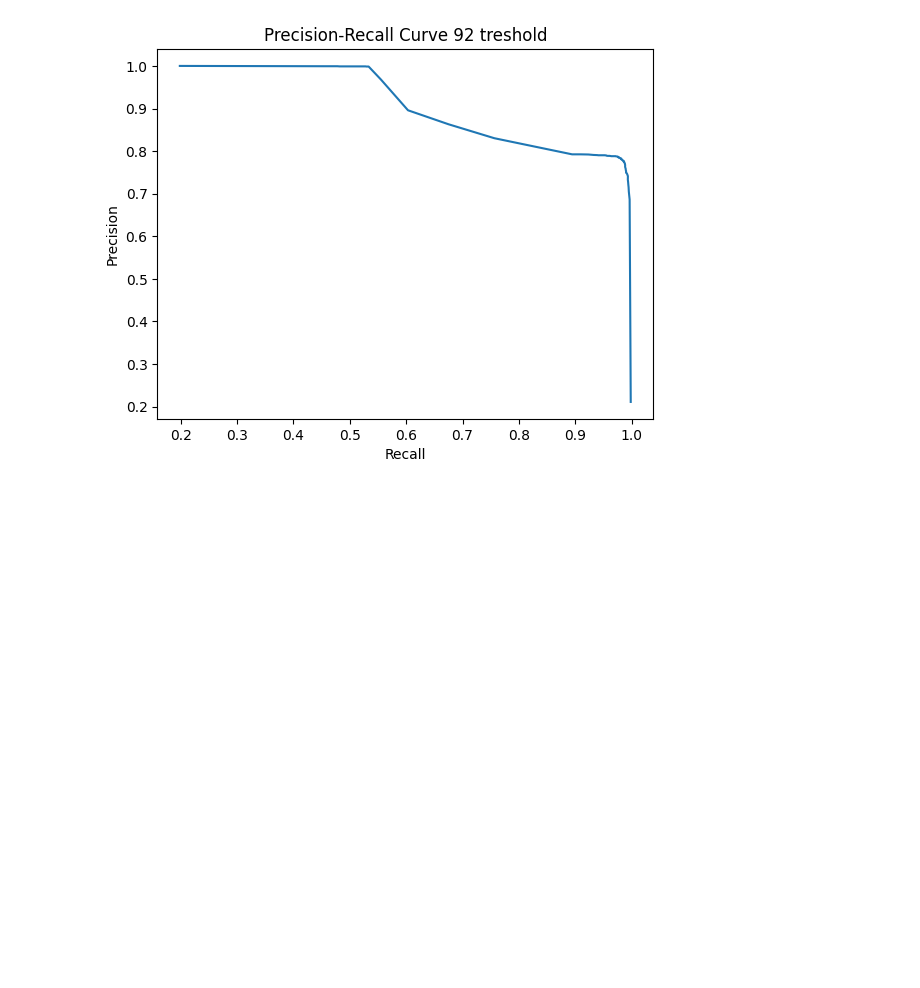
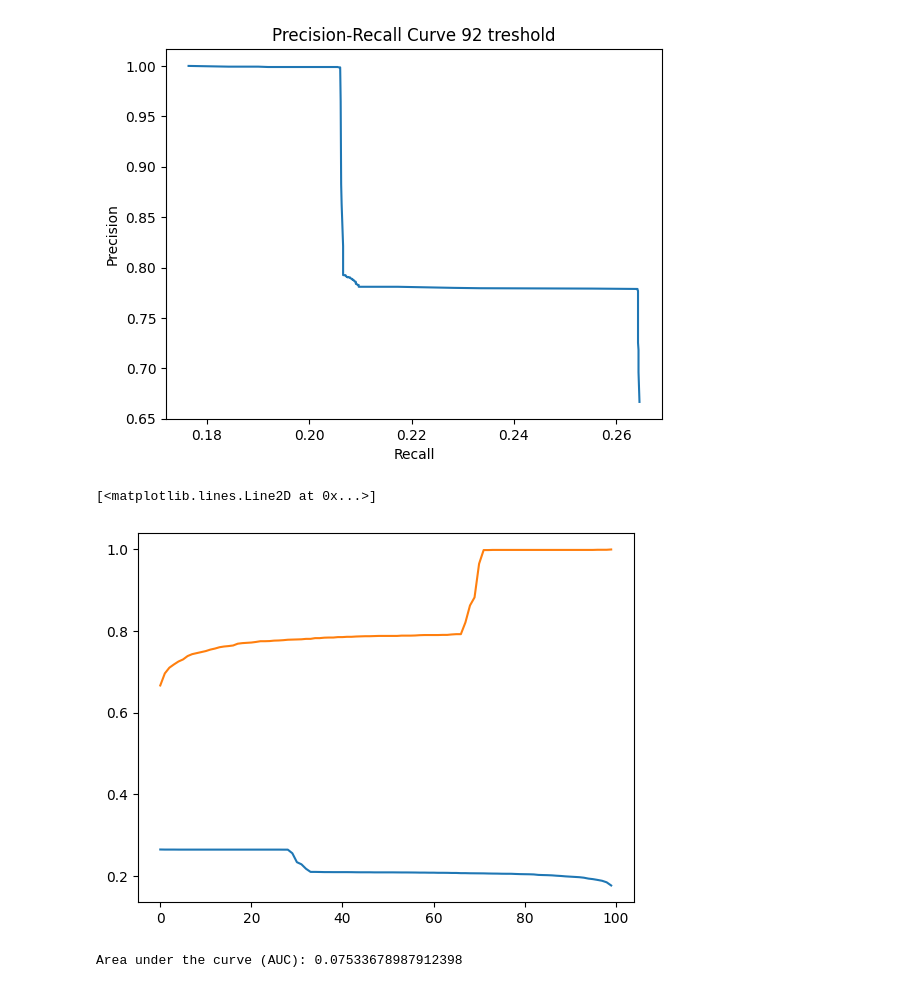
Before and after one commit to EdAlita/RetinaSegmentation-HEx, a Jupyter notebook: code/test.ipynb, the cells around one changed output. Cells and saved outputs as stored; diff of their text form; code cells hidden in the pictures; blank space fills up the shorter version.

```diff
--- a/code/test.ipynb
+++ b/code/test.ipynb
@@ -19,6 +19,7 @@ data.info()
 
 data=data.sort_values('#SCORE',ascending=False)
 data.head()
+data = data.round(2)
 
 data2 = pd.read_csv('10-fold-neg.SEL(005).sco',delimiter='	')
 
@@ -28,6 +29,7 @@ data2=data2.sort_values('#SCORE',ascending=False)
 data2.head()
 
 data3 = pd.read_csv('97_pos.sco',delimiter='	')
+data3 = data3.round(2)
 
 data3.info()
 
@@ -41,15 +43,23 @@ data4.info()
 data4=data4.sort_values('#SCORE',ascending=False)
 data4.head()
 
-data5 = pd.read_csv('positive_probabilities.csv')
+data5 = pd.read_csv('positive_probabilities92.csv')
 data5 = data5.iloc[:,1]
+data5 = data5.round(2)
 
-data5.sort_values(ascending=False)
 
-data6 = pd.read_csv('negative_probabilities.csv')
+data6 = pd.read_csv('negative_probabilities92.csv')
 data6 = data6.iloc[:,1]
 
-data6.sort_values(ascending=False)
+
+
+data7 = pd.read_csv('positive_probabilities97.csv')
+data7 = data7.iloc[:,1]
+data7 = data7.round(2)
+
+
+data8 = pd.read_csv('negative_probabilities97.csv')
+data8 = data8.iloc[:,1]
 # %% [output]
 <class 'pandas.core.frame.DataFrame'>
 RangeIndex: 2775 entries, 0 to 2774
@@ -91,38 +89,52 @@ def calculate_precision_recall_curve(positive_scores, negative_scores):
     Parameters:
     positive_scores (array-like): Scores of positive samples.
     negative_scores (array-like): Scores of negative samples.
 
     Returns:
     ndarray: Array of precision values.
     ndarray: Array of recall values.
     """
-    thresholds = np.linspace(min(min(positive_scores), min(negative_scores)),
-                             max(max(positive_scores), max(negative_scores)), 100)
+    thresholds = np.linspace(min(positive_scores),max(positive_scores),100)
     precisions = []
     recalls = []
+    total_positives = len(positive_scores)
+    ##print(thresholds)
 
     for threshold in thresholds:
         tp = np.sum(positive_scores >= threshold)
-        fp = np.sum(negative_scores >= threshold)
+        fp = np.sum(positive_scores < threshold)
 
-        recall  = tp / (tp + fp)
-        precision = tp / len(positive_scores)
+        recall  = tp / 10488
+        precision = tp / (tp + fp)
 
         precisions.append(precision)
         recalls.append(recall)
 
     return np.array(precisions), np.array(recalls)
 
 
 precisions, recalls = calculate_precision_recall_curve(data['#SCORE'].values, data2['#SCORE'].values)
-
+precisions.sort()
 # Plot the precision-recall curve
-plt.plot(recalls, precisions)
+plt.plot(recalls,precisions)
 #plt.plot(recalls)
 #plt.plot(precisions)
 plt.xlabel("Recall")
 plt.ylabel("Precision")
 plt.title("Precision-Recall Curve 92 treshold")
 plt.show()
+plt.figure()
+plt.plot(recalls)
+plt.plot(precisions)
+#unique_thresholds = data['#SCORE'].unique().tolist()
+#print(unique_thresholds)
 # %% [output]
-[figure, old version]
+[figure, new version]
+[<matplotlib.lines.Line2D at 0x...>]
+[figure, added]
+# %%
+auc = np.trapz(recalls,precisions)
+
+print("Area under the curve (AUC):", auc)
+# %% [output]
+Area under the curve (AUC): 0.07533678987912398
```
Also changed, not shown: parts of 9 cells of this notebook, 7 other files.
